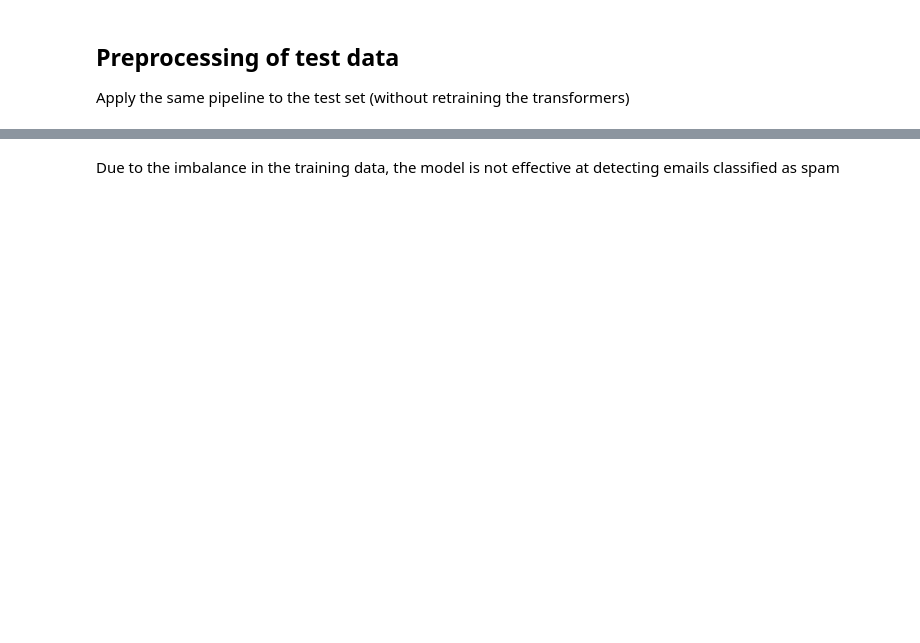
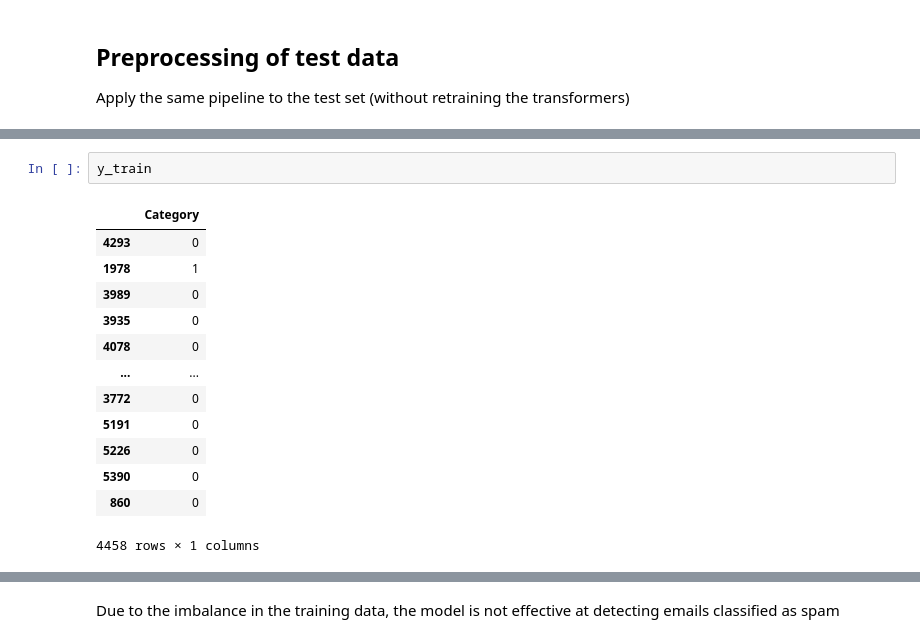
Before and after one commit to IFRI-AI-Classes/ifri_mini_ml_lib, a Jupyter notebook: notebooks/nlp/nlp.ipynb, the cells around one changed output, grey strips where cells are left out. Cells and saved outputs as stored; diff of their text form; blank space fills up the shorter version.

```diff
--- a/notebooks/nlp/nlp.ipynb
+++ b/notebooks/nlp/nlp.ipynb
@@ -374,0 +831,16 @@ X_test: 1114
+# %%
+y_train
+# %% [output]
+|  | Category |
+| 4293 | 0 |
+| 1978 | 1 |
+| 3989 | 0 |
+| 3935 | 0 |
+| 4078 | 0 |
+| ... | ... |
+| 3772 | 0 |
+| 5191 | 0 |
+| 5226 | 0 |
+| 5390 | 0 |
+| 860 | 0 |
+4458 rows × 1 columns
```
Also changed, not shown: parts of 73 cells of this notebook, 3 other files.
